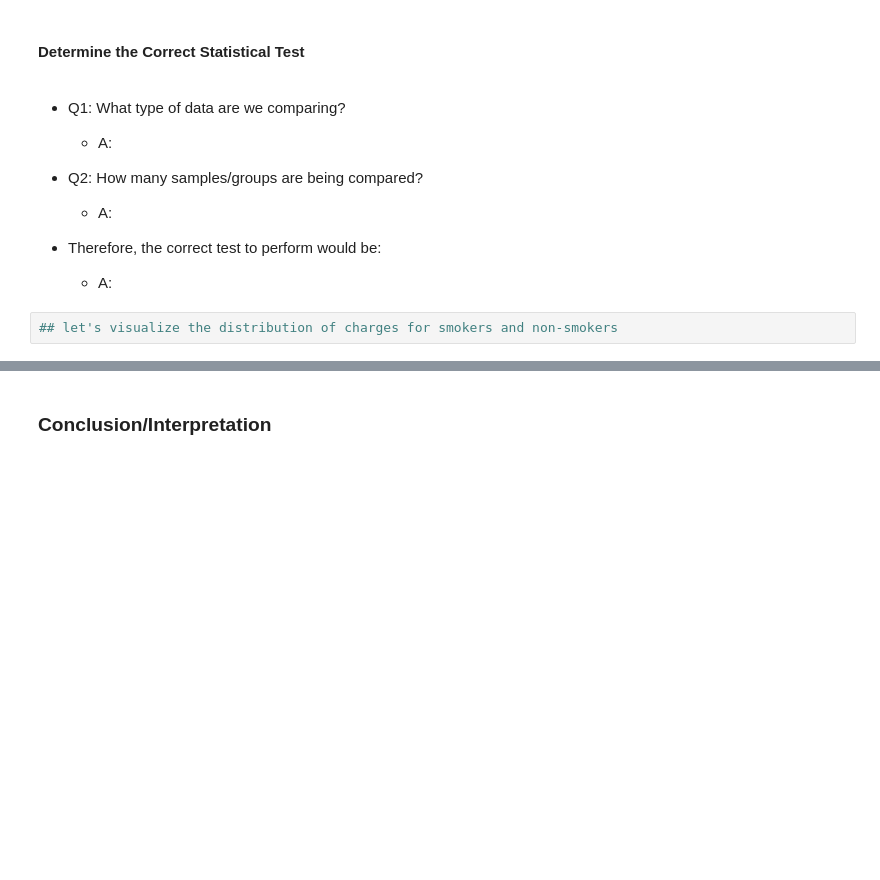
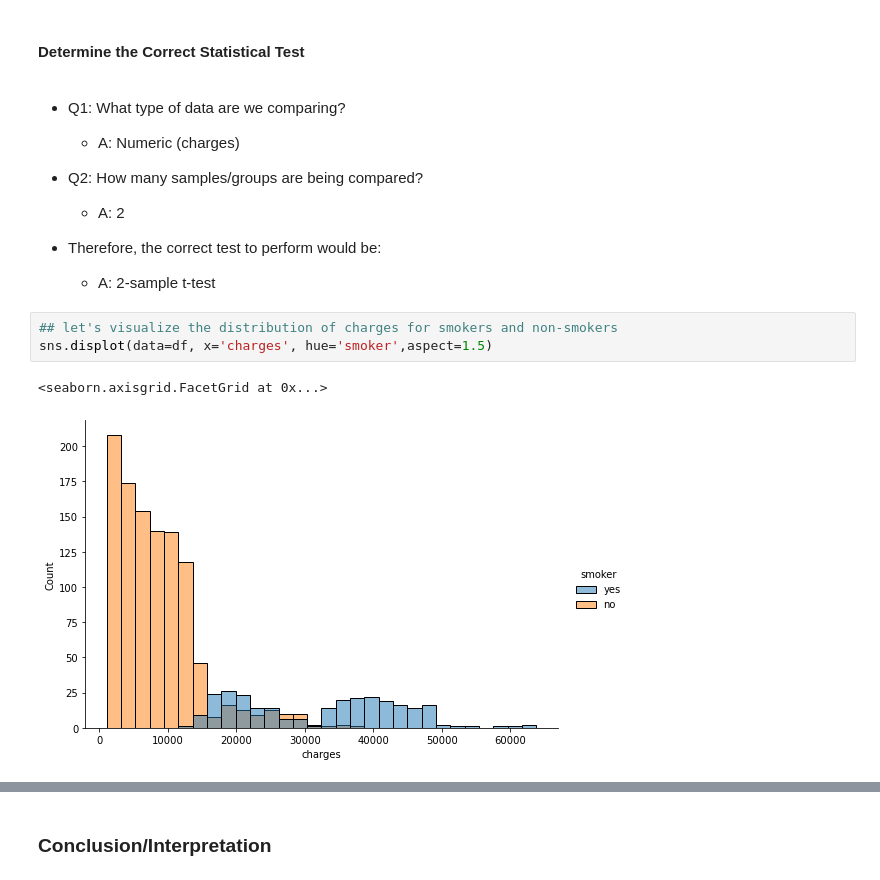
Before and after one commit to flatiron-school/ds-flex-hypothesis-testing-guided-practice, a Jupyter notebook: hypothesis-testing-guided-practice_SG.ipynb, the cells around one changed output, grey strips where cells are left out. Saved outputs shown, nothing was run; the diff lists cells and outputs as text; blank space fills up the shorter version.

```diff
--- a/hypothesis-testing-guided-practice_SG.ipynb
+++ b/hypothesis-testing-guided-practice_SG.ipynb
@@ -189,16 +222,20 @@ df.info()
 #### Determine the Correct Statistical Test
 # %% [markdown]
 - Q1: What type of data are we comparing?
-    - A:
+    - A: Numeric (charges)
 
 
 - Q2: How many samples/groups are being compared?
-    - A:
+    - A: 2
 
 
 - Therefore, the correct test to perform would be:
-    - A:
+    - A: 2-sample t-test
 # %%
 ## let's visualize the distribution of charges for smokers and non-smokers
+sns.displot(data=df, x='charges', hue='smoker',aspect=1.5)
+# %% [output]
+<seaborn.axisgrid.FacetGrid at 0x...>
+[figure, added]
 # %%
 ## let's visualize the average charges for smokers and non-smokers
```
Also changed, not shown: parts of 49 cells of this notebook, 1 other file.
